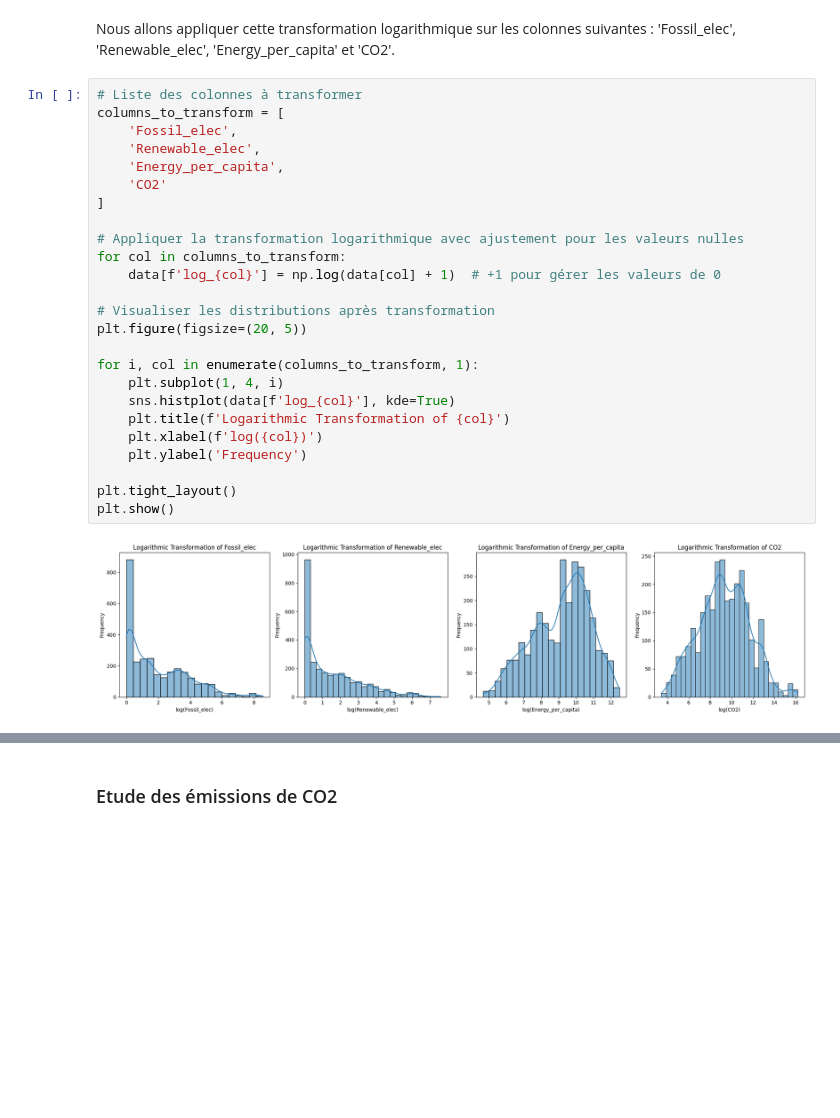
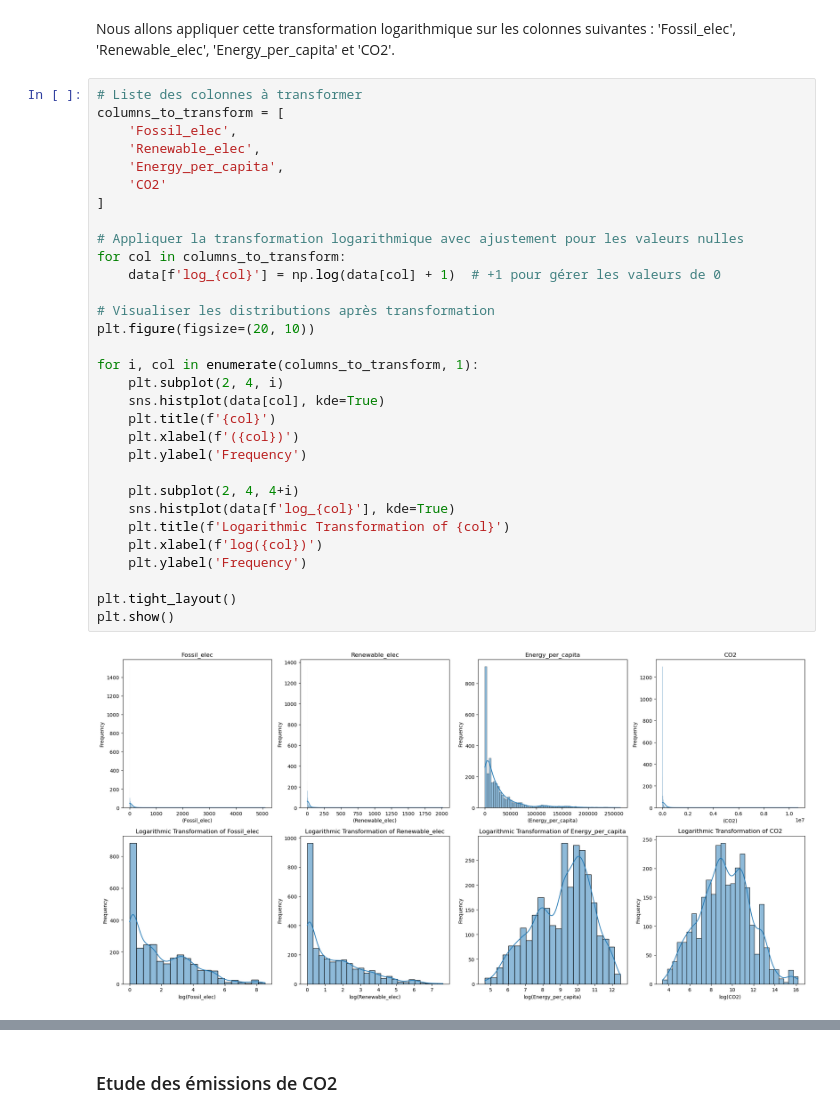
Before and after one commit to manonjulia/ProjetML, a Jupyter notebook: Comment.ipynb, the cells around one changed output, grey strips where cells are left out. Cells and saved outputs as stored; diff of their text form; blank space fills up the shorter version.

```diff
--- a/Comment.ipynb
+++ b/Comment.ipynb
@@ -322,28 +314,34 @@ Nous allons appliquer cette transformation logarithmique sur les colonnes suivan
 # %%
 # Liste des colonnes à transformer
 columns_to_transform = [
     'Fossil_elec',
     'Renewable_elec',
     'Energy_per_capita',
     'CO2'
 ]
 
 # Appliquer la transformation logarithmique avec ajustement pour les valeurs nulles
 for col in columns_to_transform:
     data[f'log_{col}'] = np.log(data[col] + 1)  # +1 pour gérer les valeurs de 0
 
 # Visualiser les distributions après transformation
-plt.figure(figsize=(20, 5))
+plt.figure(figsize=(20, 10))
 
 for i, col in enumerate(columns_to_transform, 1):
-    plt.subplot(1, 4, i)
+    plt.subplot(2, 4, i)
+    sns.histplot(data[col], kde=True)
+    plt.title(f'{col}')
+    plt.xlabel(f'({col})')
+    plt.ylabel('Frequency')
+
+    plt.subplot(2, 4, 4+i)
     sns.histplot(data[f'log_{col}'], kde=True)
     plt.title(f'Logarithmic Transformation of {col}')
     plt.xlabel(f'log({col})')
     plt.ylabel('Frequency')
 
 plt.tight_layout()
 plt.show()
 # %% [output]
-[figure, old version]
+[figure, new version]
 # %% [markdown]
```
Also changed, not shown: parts of 25 cells of this notebook.
